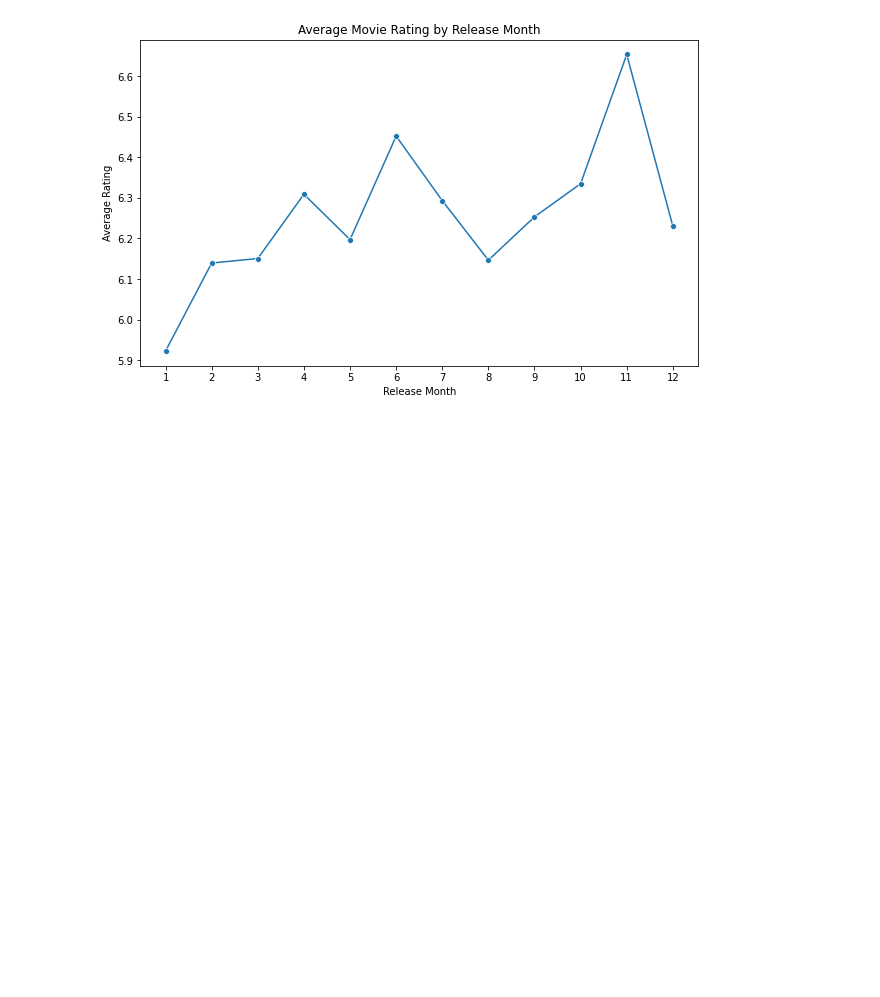
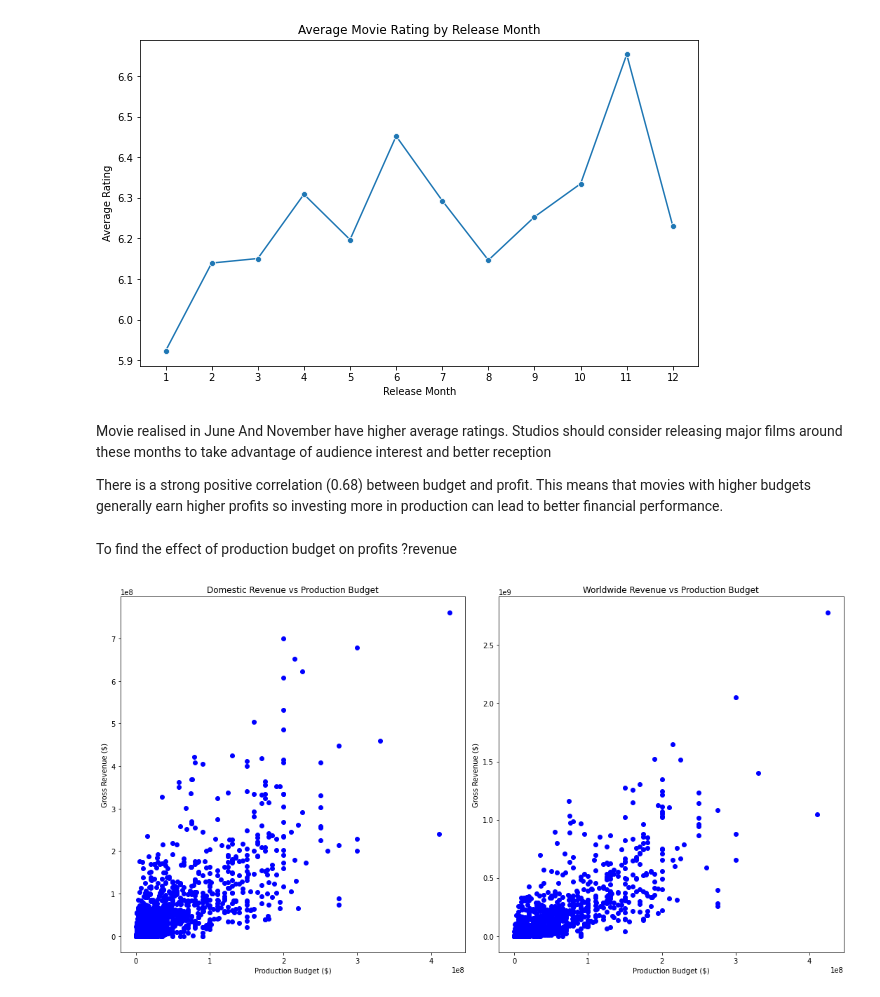
Before and after one commit to Graham-49/Phase2-project, a Jupyter notebook: notebooks/maureen.ipynb, the cells around one changed output. Saved outputs shown, nothing was run; the diff lists cells and outputs as text; code cells hidden in the pictures; blank space fills up the shorter version.

```diff
--- a/notebooks/maureen.ipynb
+++ b/notebooks/maureen.ipynb
@@ -400,5 +491,27 @@ plt.show()
 # %% [output]
 Correlation between budget and profit: 0.68
 [figure]
+# %% [markdown]
+Movie realised in June And November have higher average ratings. Studios should consider releasing major films around these months to take advantage of audience interest and better reception
+
+There is a strong positive correlation (0.68) between budget and profit.
+This means that movies with higher budgets generally earn higher profits so investing more in production can lead to better financial performance.
+# %% [markdown]
+To find the effect of production budget on profits ?revenue
 # %%
-To find the effect of production budget on profits ?revenue
+fig, ax = plt.subplots(ncols=2, figsize=(15,8))
+
+ax[0].scatter(merged.production_budget, merged.domestic_gross, color='blue')
+ax[1].scatter(merged.production_budget, merged.worldwide_gross, color='blue')
+
+ax[0].set_title('Domestic Revenue vs Production Budget')
+ax[1].set_title('Worldwide Revenue vs Production Budget')
+
+for a in ax:
+    a.set_xlabel('Production Budget ($)')
+    a.set_ylabel('Gross Revenue ($)')
+
+plt.tight_layout()
+plt.show()
+# %% [output]
+[figure, added]
```
Also changed, not shown: parts of 15 cells of this notebook.
